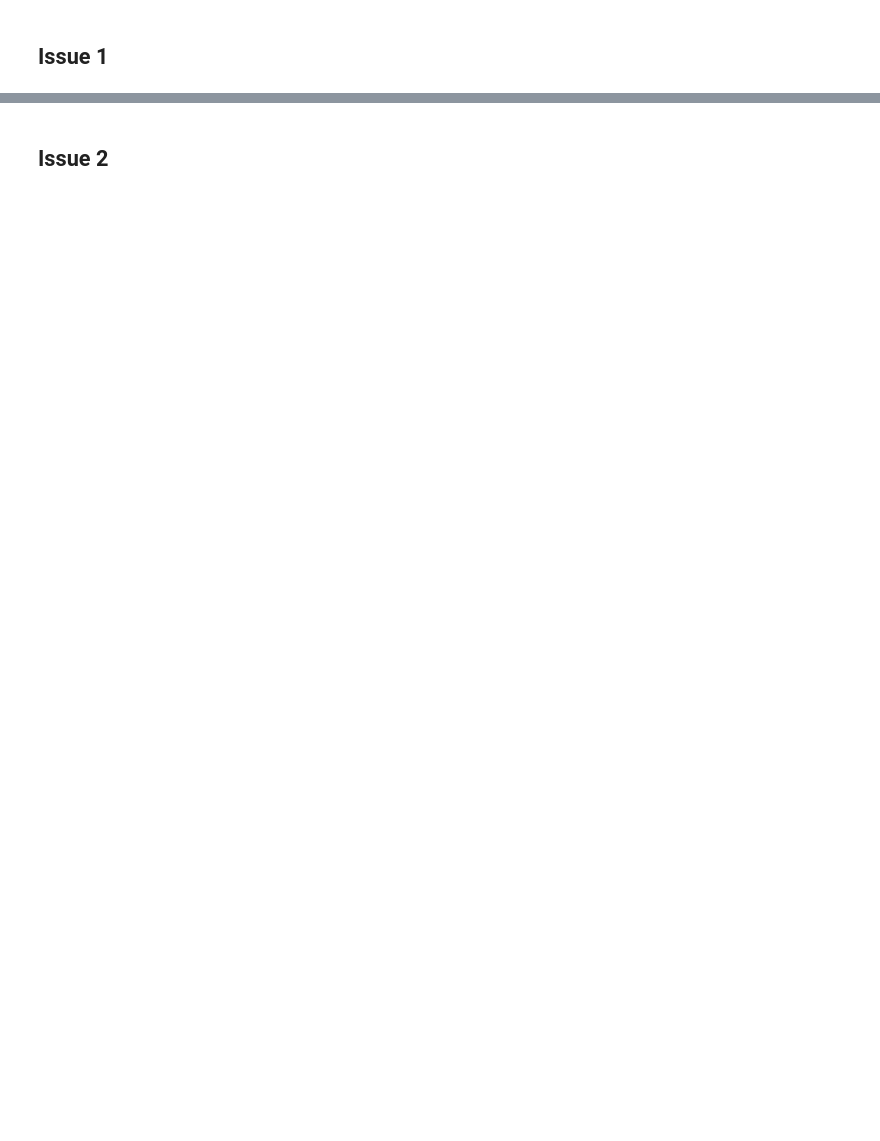
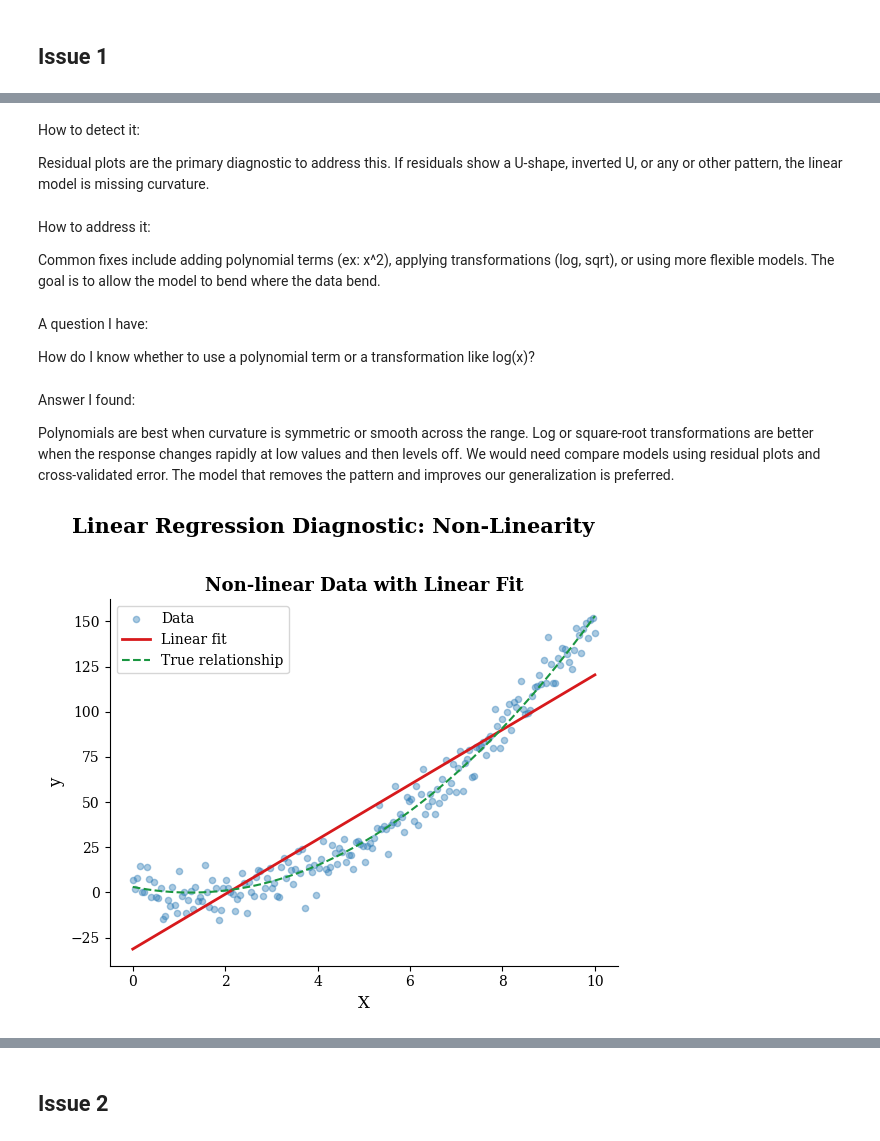
Before and after one commit to Awoo56709/assignment-2, a Jupyter notebook: hw2-task1.ipynb, the cells around one changed output, grey strips where cells are left out. Drawn from its saved outputs; the diff is of its cells as text; code cells hidden in the pictures; blank space fills up the shorter version.

```diff
--- a/hw2-task1.ipynb
+++ b/hw2-task1.ipynb
@@ -35,0 +11,48 @@ Generative AI reflection	Answer to step 4
+# %% [markdown]
+How to detect it:
+
+Residual plots are the primary diagnostic to address this. If residuals show a U‑shape, inverted U, or any or other pattern, the linear model is missing curvature.
+# %% [markdown]
+How to address it:
+
+Common fixes include adding polynomial terms (ex: x^2), applying transformations (log, sqrt), or using more flexible models. The goal is to allow the model to bend where the data bend.
+# %% [markdown]
+A question I have:
+
+How do I know whether to use a polynomial term or a transformation like log(x)?
+# %% [markdown]
+Answer I found:
+
+Polynomials are best when curvature is symmetric or smooth across the range. Log or square‑root transformations are better when the response changes rapidly at low values and then levels off. We would need compare models using residual plots and cross‑validated error. The model that removes the pattern and improves our generalization is preferred.
+# %%
+# --- Generate non-linear data ---
+np.random.seed(42)
+n = 200
+X = np.linspace(0, 10, n)
+y = 2 * X**2 - 5 * X + 3 + np.random.normal(0, 8, n)
+
+# Fit linear regression (misspecified)
+model = LinearRegression().fit(X.reshape(-1, 1), y)
+fitted = model.predict(X.reshape(-1, 1))
+
+# --- Plot ---
+fig, ax = plt.subplots(figsize=(6, 5))
+
+ax.scatter(X, y, alpha=0.4, s=20, color="#2c7bb6", label="Data")
+ax.plot(X, fitted, color="#d7191c", linewidth=2, label="Linear fit")
+
+x_true = np.linspace(0, 10, 300)
+ax.plot(x_true, 2 * x_true**2 - 5 * x_true + 3, color="#1a9641",
+        linewidth=1.5, linestyle="--", label="True relationship")
+
+ax.set_xlabel("X", fontsize=12)
+ax.set_ylabel("y", fontsize=12)
+ax.set_title("Non-linear Data with Linear Fit", fontsize=13, fontweight="bold")
+ax.legend(fontsize=10)
+
+fig.suptitle("Linear Regression Diagnostic: Non-Linearity", fontsize=15, fontweight="bold", y=1.02)
+plt.tight_layout()
+plt.savefig("nonlinearity_plot1_fit.png", dpi=150, bbox_inches="tight")
+plt.show()
+# %% [output]
+[figure, added]
```
Also changed, not shown: parts of 14 cells of this notebook, 7 other files.
